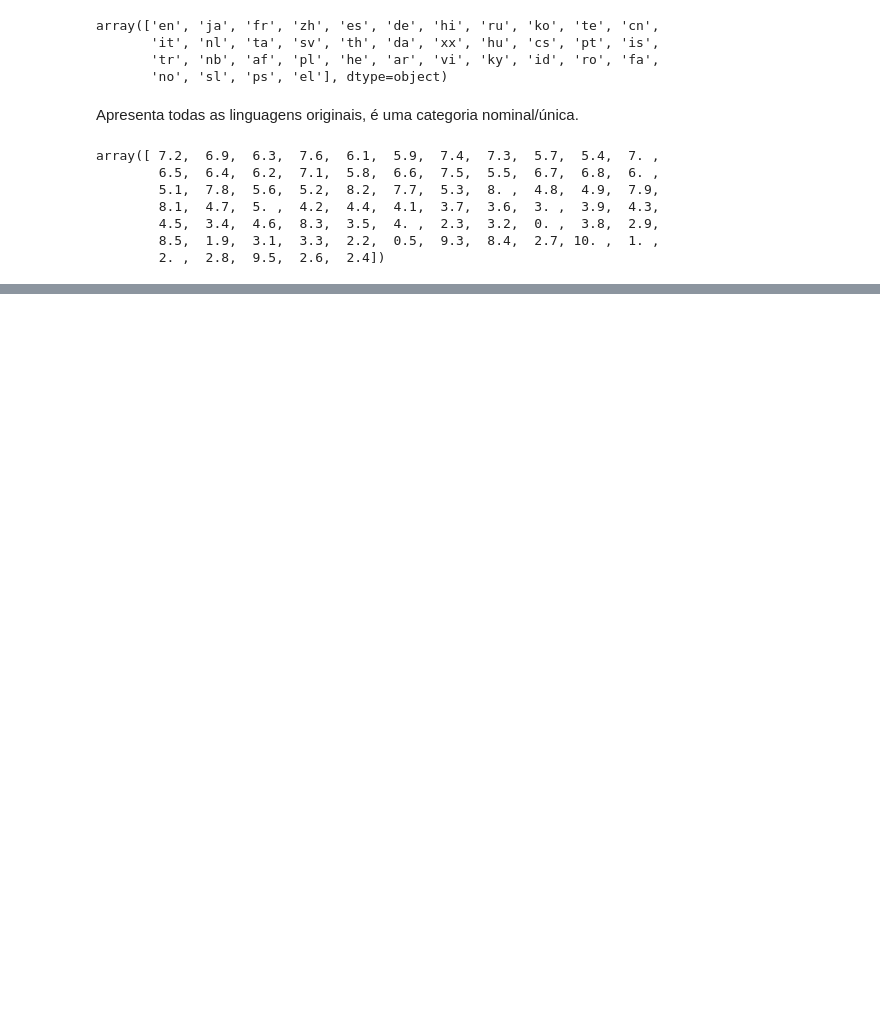
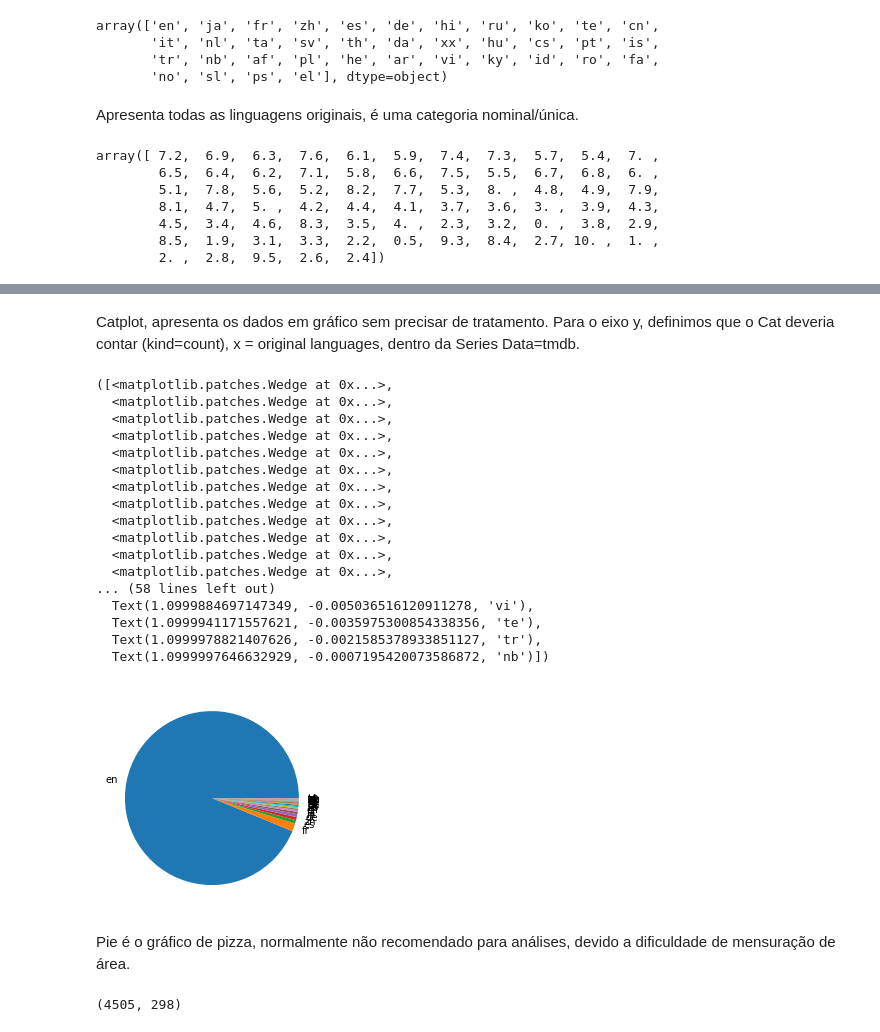
Before and after one commit to KerliS9/Cientista-de-dados, a Jupyter notebook: Introdução_à_Data_Science.ipynb, the cells around one changed output, grey strips where cells are left out. Saved outputs shown, nothing was run; the diff lists cells and outputs as text; code cells hidden in the pictures; blank space fills up the shorter version.

```diff
--- a/Introdução_à_Data_Science.ipynb
+++ b/Introdução_à_Data_Science.ipynb
@@ -288,0 +367,33 @@ array([ 7.2,  6.9,  6.3,  7.6,  6.1,  5.9,  7.4,  7.3,  5.7,  5.4,  7. ,
+# %% [markdown]
+Catplot, apresenta os dados em gráfico sem precisar de tratamento. Para o eixo y, definimos que o Cat deveria contar (kind=count), x = original languages, dentro da Series Data=tmdb.
+# %%
+plt.pie(contagem_de_lingua["total"], labels = contagem_de_lingua["original_language"])
+# %% [output]
+([<matplotlib.patches.Wedge at 0x...>,
+  <matplotlib.patches.Wedge at 0x...>,
+  <matplotlib.patches.Wedge at 0x...>,
+  <matplotlib.patches.Wedge at 0x...>,
+  <matplotlib.patches.Wedge at 0x...>,
+  <matplotlib.patches.Wedge at 0x...>,
+  <matplotlib.patches.Wedge at 0x...>,
+  <matplotlib.patches.Wedge at 0x...>,
+  <matplotlib.patches.Wedge at 0x...>,
+  <matplotlib.patches.Wedge at 0x...>,
+  <matplotlib.patches.Wedge at 0x...>,
+  <matplotlib.patches.Wedge at 0x...>,
+... (58 lines left out)
+  Text(1.0999884697147349, -0.005036516120911278, 'vi'),
+  Text(1.0999941171557621, -0.0035975300854338356, 'te'),
+  Text(1.0999978821407626, -0.0021585378933851127, 'tr'),
+  Text(1.0999997646632929, -0.0007195420073586872, 'nb')])
+[figure, added]
+# %% [markdown]
+Pie é o gráfico de pizza, normalmente não recomendado para análises, devido a dificuldade de mensuração de área.
+# %%
+total_por_lingua = tmdb["original_language"].value_counts()
+total_geral = total_por_lingua.sum()
+total_de_ingles = total_por_lingua.loc["en"]
+total_do_resto = total_geral - total_de_ingles
+total_de_ingles, total_do_resto
+# %% [output]
+(4505, 298)
```
Also changed, not shown: parts of 19 cells of this notebook.
